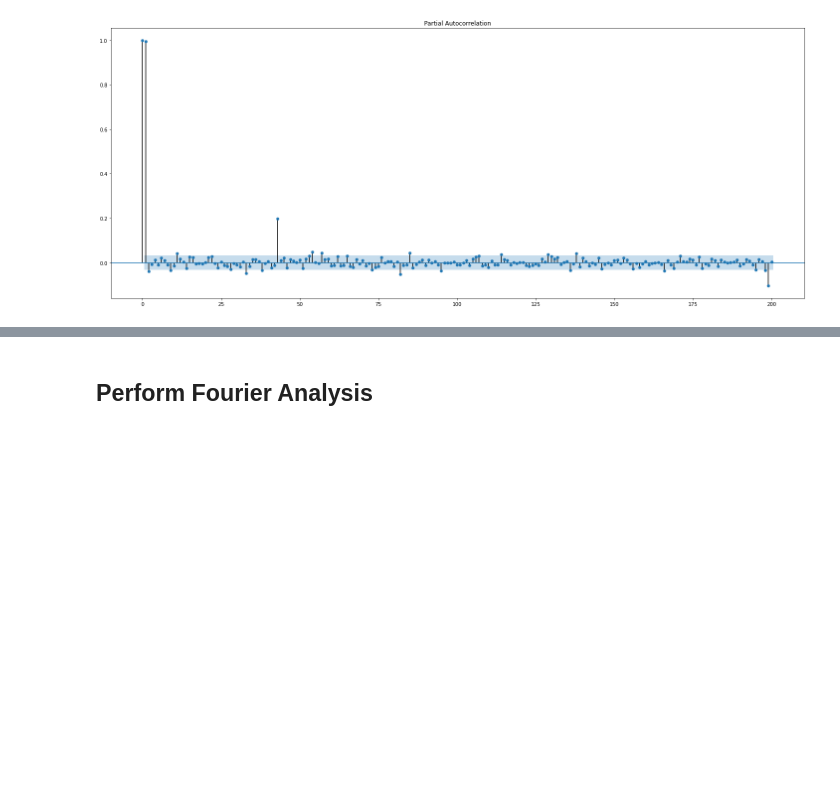
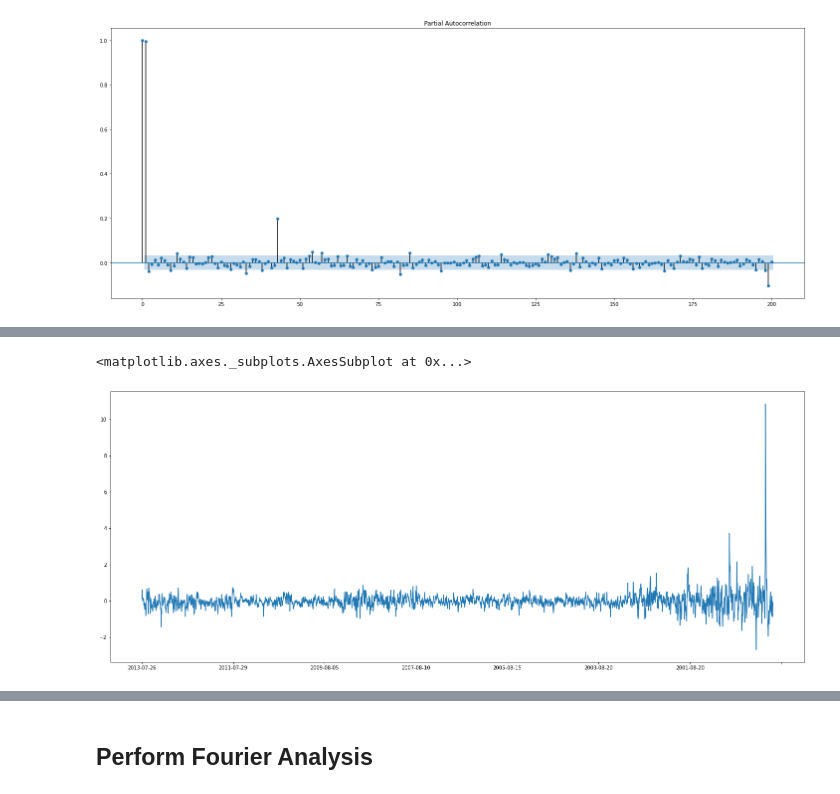
Before and after one commit to itberrios/algotrading, a Jupyter notebook: stock_data_explorer.ipynb, the cells around one changed output, grey strips where cells are left out. Saved outputs shown, nothing was run; the diff lists cells and outputs as text; code cells hidden in the pictures; blank space fills up the shorter version.

```diff
--- a/stock_data_explorer.ipynb
+++ b/stock_data_explorer.ipynb
@@ -139,0 +167,5 @@ plot_pacf(train_df['close'], lags=200, ax=ax);
+# %%
+close_ema_03.diff().plot(figsize=(25, 10))
+# %% [output]
+<matplotlib.axes._subplots.AxesSubplot at 0x...>
+[figure, added]
```
Also changed, not shown: parts of 21 cells of this notebook.
